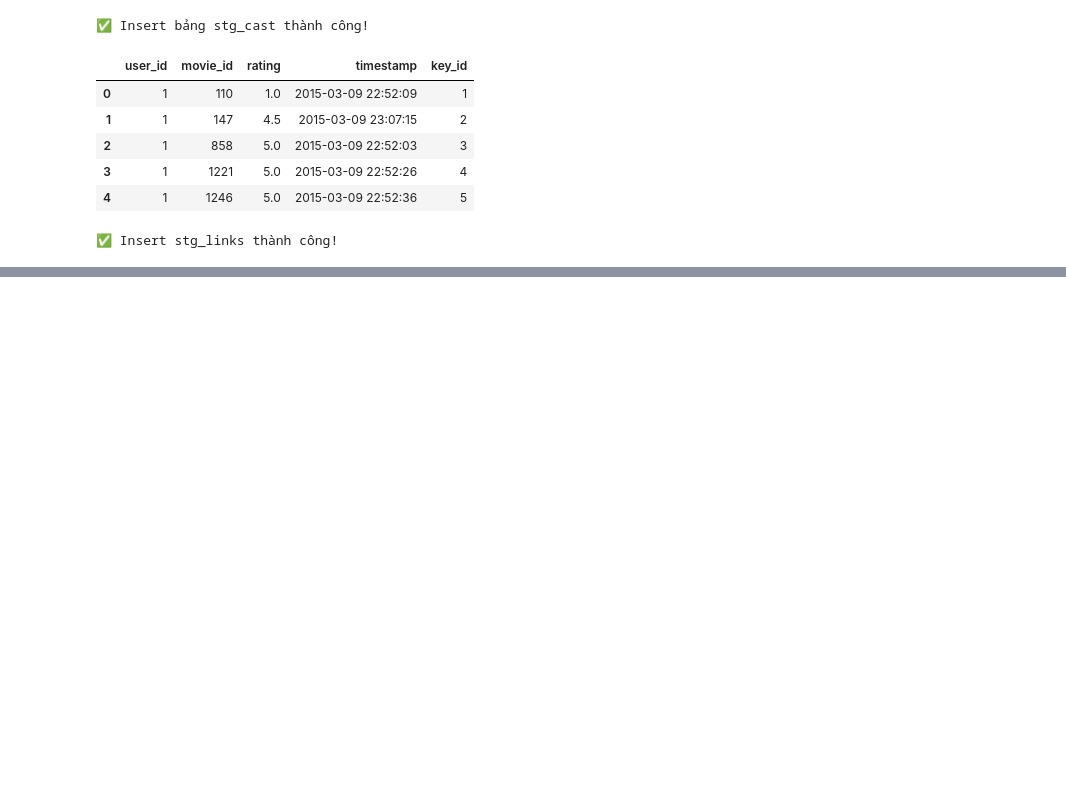
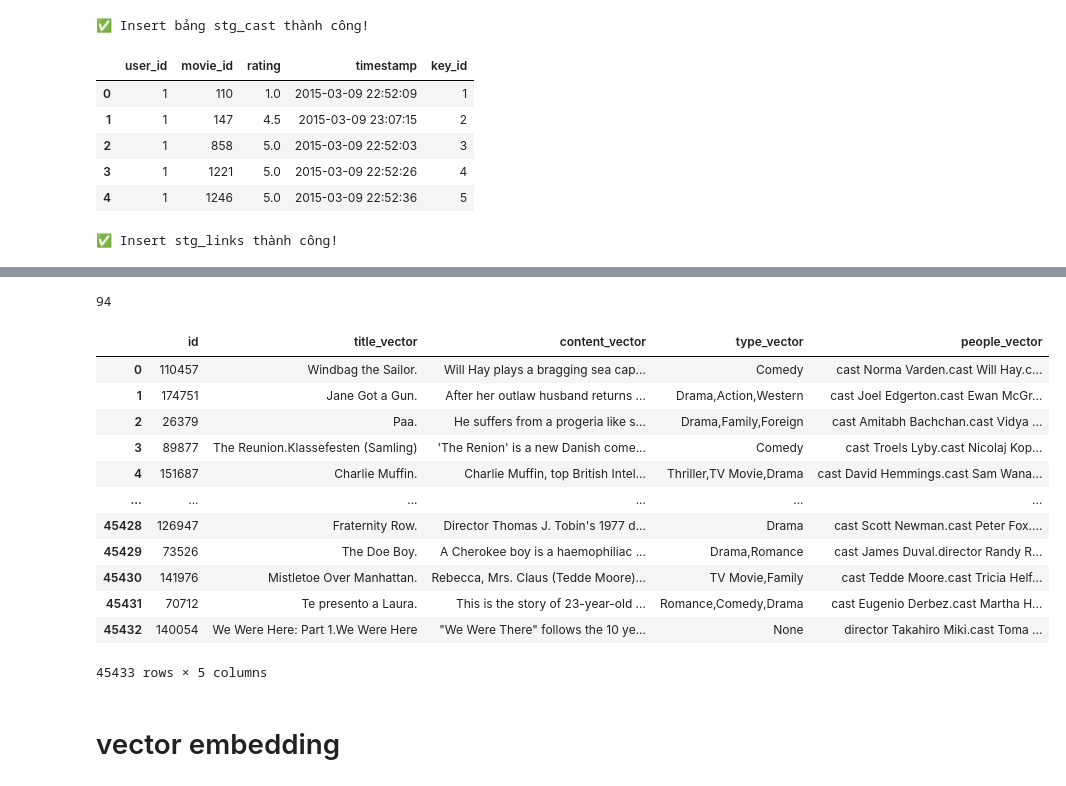
Before and after one commit to minhhn2024/movie-recomendation-system, a Jupyter notebook: backend/app/data/dataframe_to_database.ipynb, the cells around one changed output, grey strips where cells are left out. Drawn from its saved outputs; the diff is of its cells as text; code cells hidden in the pictures; blank space fills up the shorter version.

```diff
--- a/backend/app/data/dataframe_to_database.ipynb
+++ b/backend/app/data/dataframe_to_database.ipynb
@@ -168,0 +369,22 @@ print("✅ Insert stg_links thành công!")
+# %%
+from sqlalchemy.types import Integer, Text, Float
+
+
+temp_table = 'temp_stg_genre_update'
+
+# Use SQLAlchemy types in the dtype argument
+total_df[['movie_id', 'genre', 'wr_80th', 'wr_90th', 'wr_99th']].to_sql(
+    temp_table,
+    engine,
+    if_exists='replace',
+    index=False,
+    dtype={
+        'movie_id': Integer(),
+        'genre': Text(),
+        'wr_80th': Float(),
+        'wr_90th': Float(),
+        'wr_99th': Float()
+    }
+)
+# %% [output]
+94
@@ -168,0 +424,25 @@ print("✅ Insert stg_links thành công!")
+# %%
+from sentence_transformers import SentenceTransformer
+import pickle  # Để lưu dictionary
+
+query = """
+SELECT
+    smm.id,
+    NULLIF(CONCAT_WS('.', smm.title, smm.belongs_to_collection), '') AS title_vector,
+    NULLIF(CONCAT_WS('.', smm.overview, smm.tagline), '') AS content_vector,
+    NULLIF(CONCAT_WS(',', smm.keywords, sg.genres), '') AS type_vector,
+    NULLIF(CONCAT_WS(',', sc.cast), '') AS people_vector
+FROM stg_movie_metadata smm
+LEFT JOIN (
+    SELECT movie_id, STRING_AGG(genre, ',') AS genres
+    FROM stg_genre
+    GROUP BY movie_id
+) sg ON smm.id = sg.movie_id
+LEFT JOIN (
+    SELECT movie_id, STRING_AGG(concat(role, ' ', name), '.') AS cast
+    FROM stg_cast
+    GROUP BY movie_id
+) sc ON smm.id = sc.movie_id
+"""
+
+df = pd.read_sql(query, engine)
@@ -168,0 +451,16 @@ print("✅ Insert stg_links thành công!")
+# %%
+df
+# %% [output]
+|  | id | title_vector | content_vector | type_vector | people_vector |
+| 0 | 110457 | Windbag the Sailor. | Will Hay plays a bragging sea cap... | Comedy | cast Norma Varden.cast Will Hay.c... |
+| 1 | 174751 | Jane Got a Gun. | After her outlaw husband returns ... | Drama,Action,Western | cast Joel Edgerton.cast Ewan McGr... |
+| 2 | 26379 | Paa. | He suffers from a progeria like s... | Drama,Family,Foreign | cast Amitabh Bachchan.cast Vidya ... |
+| 3 | 89877 | The Reunion.Klassefesten (Samling) | 'The Renion' is a new Danish come... | Comedy | cast Troels Lyby.cast Nicolaj Kop... |
+| 4 | 151687 | Charlie Muffin. | Charlie Muffin, top British Intel... | Thriller,TV Movie,Drama | cast David Hemmings.cast Sam Wana... |
+| ... | ... | ... | ... | ... | ... |
+| 45428 | 126947 | Fraternity Row. | Director Thomas J. Tobin's 1977 d... | Drama | cast Scott Newman.cast Peter Fox.... |
+| 45429 | 73526 | The Doe Boy. | A Cherokee boy is a haemophiliac ... | Drama,Romance | cast James Duval.director Randy R... |
+| 45430 | 141976 | Mistletoe Over Manhattan. | Rebecca, Mrs. Claus (Tedde Moore)... | TV Movie,Family | cast Tedde Moore.cast Tricia Helf... |
+| 45431 | 70712 | Te presento a Laura. | This is the story of 23-year-old ... | Romance,Comedy,Drama | cast Eugenio Derbez.cast Martha H... |
+| 45432 | 140054 | We Were Here: Part 1.We Were Here | "We Were There" follows the 10 ye... | None | director Takahiro Miki.cast Toma ... |
+45433 rows × 5 columns
@@ -168,0 +483,2 @@ print("✅ Insert stg_links thành công!")
+# %% [markdown]
+# vector embedding
```
Also changed, not shown: parts of 11 cells of this notebook, 12 other files.
